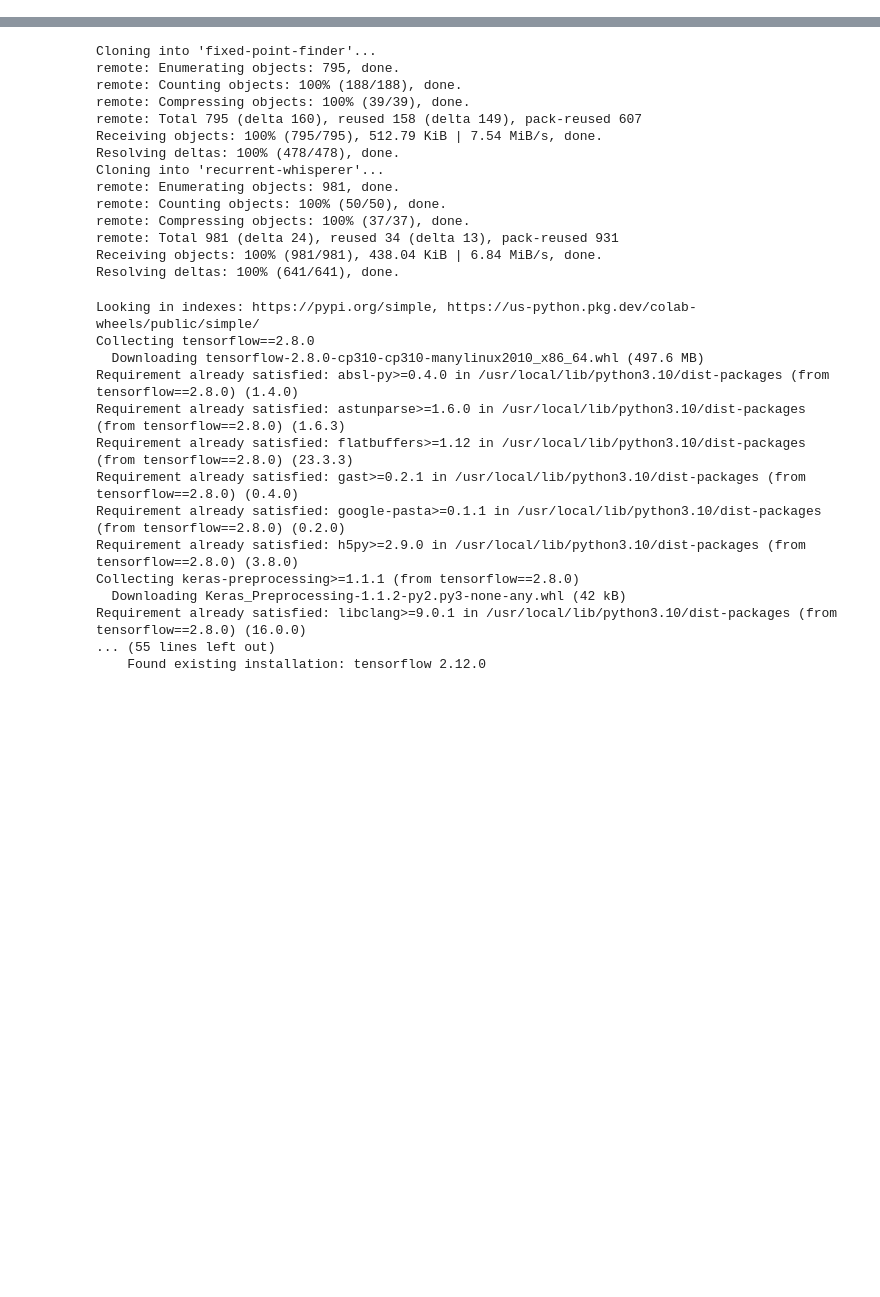
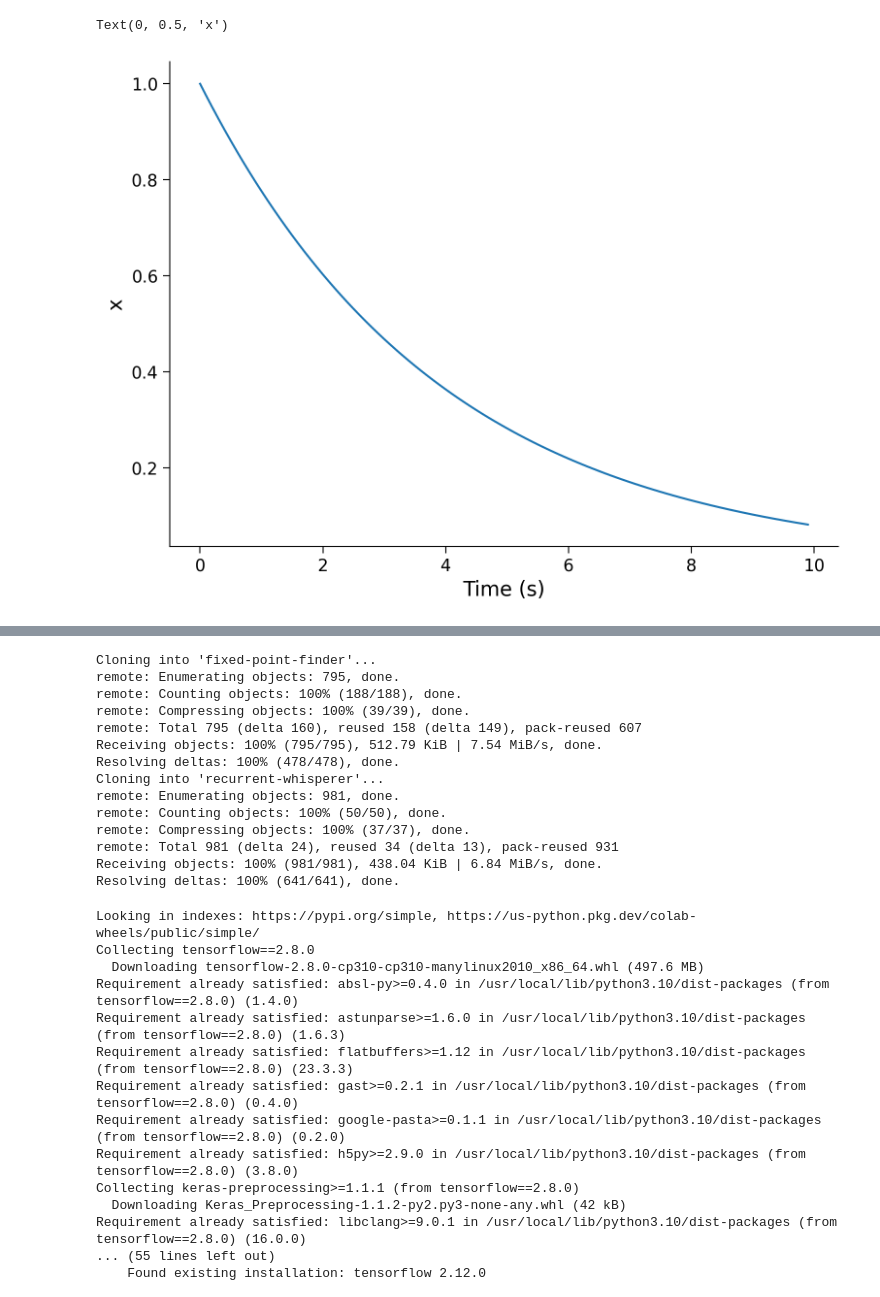
Before and after one commit to trendinafrica/TReND-CaMinA, a Jupyter notebook: notebooks/15-Thursday/FPF_example.ipynb, the cells around one changed output, grey strips where cells are left out. Saved outputs shown, nothing was run; the diff lists cells and outputs as text; code cells hidden in the pictures; blank space fills up the shorter version.

```diff
--- a/notebooks/15-Thursday/FPF_example.ipynb
+++ b/notebooks/15-Thursday/FPF_example.ipynb
@@ -2,0 +283,15 @@
+# %%
+## Interactive Demo 1: Forward Euler Integration
+
+T = 10      # total Time duration
+x0 = 1.     # initial condition of x at time 0
+a = -.25 #0, .25    # parameter of xdot (xdot=a*x)
+dt = .1     # timestep of the simulation
+
+x, t = integrate_exponential(a, x0, dt, T)
+plt.plot(t, x.real) # integrate_exponential returns complex
+plt.xlabel('Time (s)')
+plt.ylabel('x')
+# %% [output]
+Text(0, 0.5, 'x')
+[figure, added]
```
Also changed, not shown: parts of 11 cells of this notebook.
